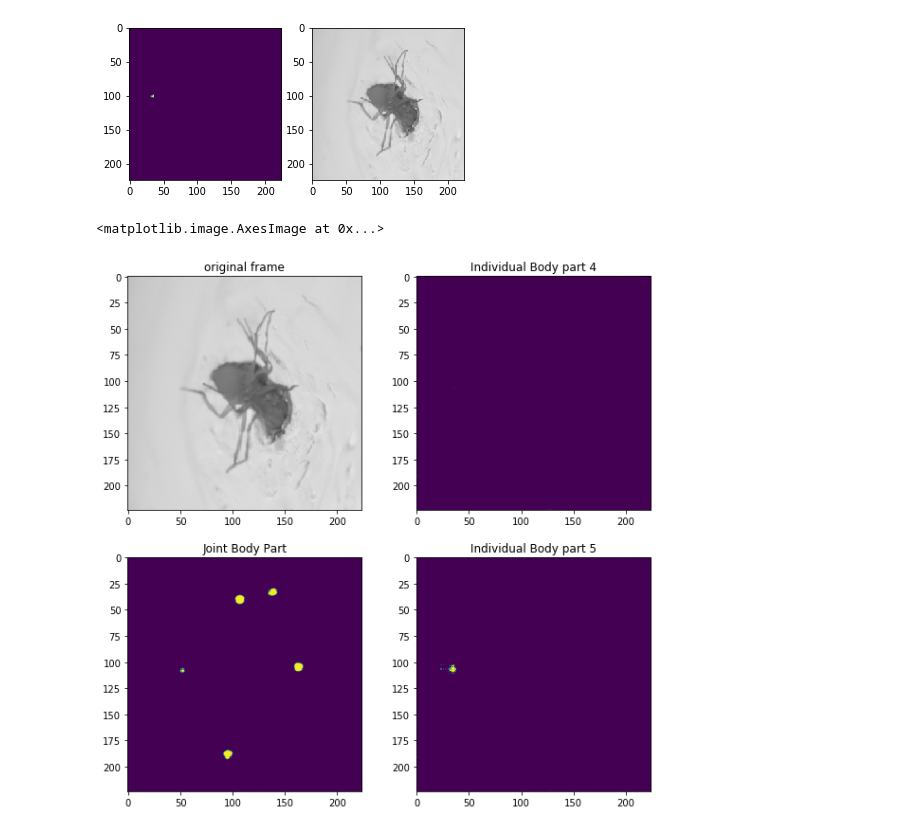
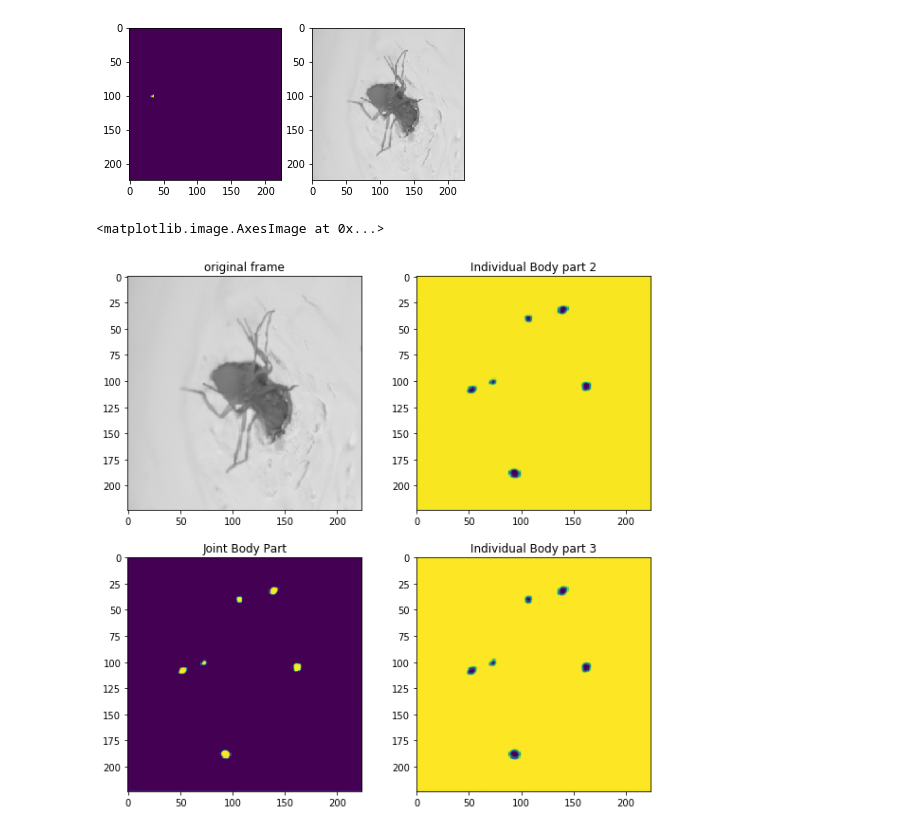
Before and after one commit to Umar-Ayub/Pose-Estimation-Keras, a Jupyter notebook: Post_Processing.ipynb, the cells around one changed output. Drawn from its saved outputs; the diff is of its cells as text; code cells hidden in the pictures.

Commit message:
Checked Fusion Model

```diff
--- a/Post_Processing.ipynb
+++ b/Post_Processing.ipynb
@@ -36,3 +36,8 @@ def predict_video(video_path, model_path):
         labelled_frames.append(model.predict_on_batch(batch))
 
     return labelled_frames
+# %%
+video_path = r"/home/bhandawatlab_duke/deep-pose-predict/181023_1_12_video2.avi"
+model_path = r"/home/bhandawatlab_duke/Pose-Estimation-Keras/pretrained_models/model011119_spatial.h5"
+
+test_arr = predict_video(video_path, model_path)
@@ -107,7 +149,7 @@ plt.imshow(vid_data.predict_data[sample_no][frame])
 <matplotlib.image.AxesImage at 0x...>
 [figure]
 # %%
-model_path = r"/home/bhandawatlab_duke/Pose-Estimation-Keras/pretrained_models/model_sep_fusion_11119.h5"
+model_path = r"/home/bhandawatlab_duke/Pose-Estimation-Keras/pretrained_models/model_chained_fusion_11419.h5"
 
 model =  models.load_model(model_path, custom_objects={'tf':tf,
                                                              'cv2':cv2,
@@ -116,32 +158,36 @@ model =  models.load_model(model_path, custom_objects={'tf':tf,
                                                              'frame_height':224,
                                                              'frame_width':224,
                                                              'frame_channels':3})
+
+vid_data = PoseVideo(video_path)
 # %%
+
+
 test_arr = model.predict_on_batch(vid_data.predict_data[sample_no])
 
-pred_separate_classes = test_arr[0]
-pred_joint_classes = test_arr[1]
+pred_joint_classes =  test_arr[0]
+pred_separate_classes =test_arr[1]
 # %%
 
 import matplotlib.pyplot as plt
 %matplotlib inline
-bp_no = 4
+bp_no = 2
 plt.figure(figsize=(10,10))
 plt.subplot(221)
 plt.title("original frame")
 plt.imshow(vid_data.predict_data[sample_no][frame])
 
 plt.subplot(222)
 plt.title("Individual Body part "+str(bp_no))
 plt.imshow(pred_separate_classes[frame][ :, :, bp_no])
 
 plt.subplot(223)
 plt.title("Joint Body Part")
 plt.imshow(np.squeeze(pred_joint_classes[frame][ :, :, :]))
 
 plt.subplot(224)
 plt.title("Individual Body part "+str(bp_no+1))
 plt.imshow(pred_separate_classes[frame][ :, :, bp_no+1])
 # %% [output]
 <matplotlib.image.AxesImage at 0x...>
-[figure, old version]
+[figure, new version]
```
Also changed, not shown: parts of 10 cells of this notebook, 1 other file.
